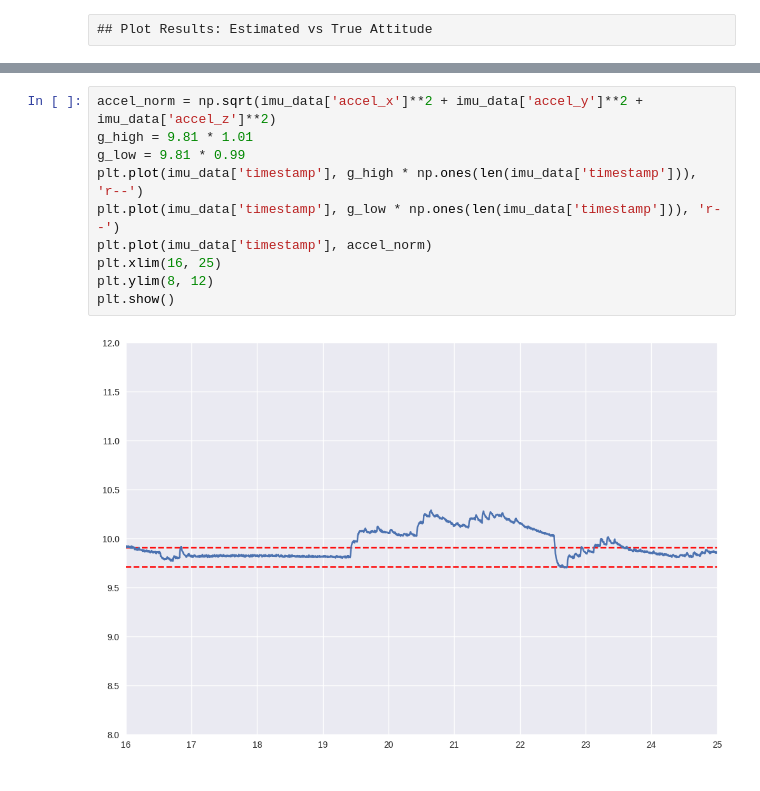
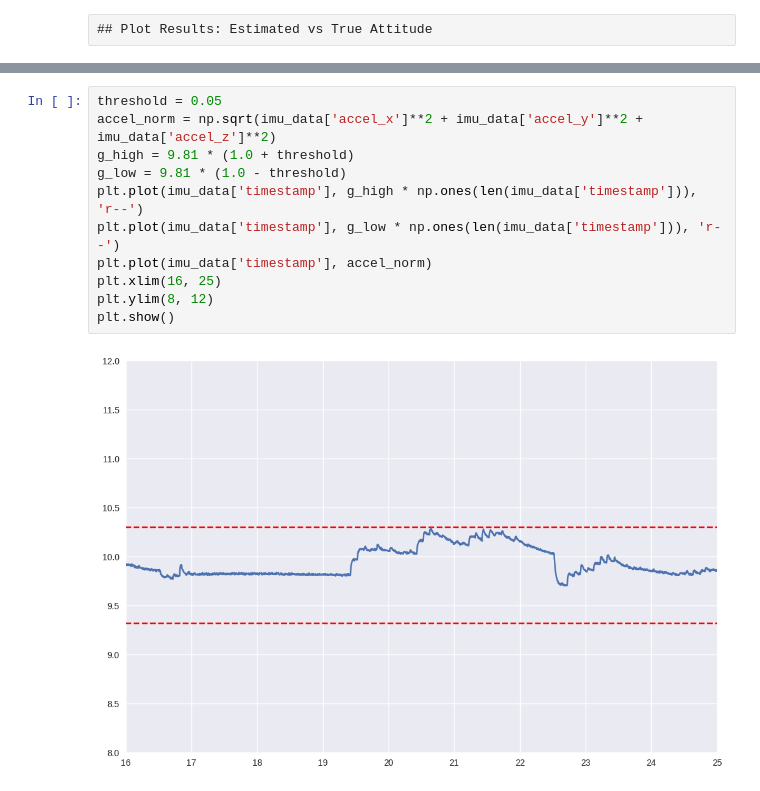
Before and after one commit to YahorL/CogniPilot-scripts, a Jupyter notebook: attitude_estimator_basic_test.ipynb, the cells around one changed output, grey strips where cells are left out. Drawn from its saved outputs; the diff is of its cells as text.

```diff
--- a/attitude_estimator_basic_test.ipynb
+++ b/attitude_estimator_basic_test.ipynb
@@ -779,12 +1134,13 @@ else:
 # %%
+threshold = 0.05
 accel_norm = np.sqrt(imu_data['accel_x']**2 + imu_data['accel_y']**2 + imu_data['accel_z']**2)
-g_high = 9.81 * 1.01
-g_low = 9.81 * 0.99
+g_high = 9.81 * (1.0 + threshold)
+g_low = 9.81 * (1.0 - threshold)
 plt.plot(imu_data['timestamp'], g_high * np.ones(len(imu_data['timestamp'])), 'r--')
 plt.plot(imu_data['timestamp'], g_low * np.ones(len(imu_data['timestamp'])), 'r--')
 plt.plot(imu_data['timestamp'], accel_norm)
 plt.xlim(16, 25)
 plt.ylim(8, 12)
 plt.show()
 # %% [output]
-[figure, old version]
+[figure, new version]
```
Also changed, not shown: parts of 12 cells of this notebook, 3 other files.
